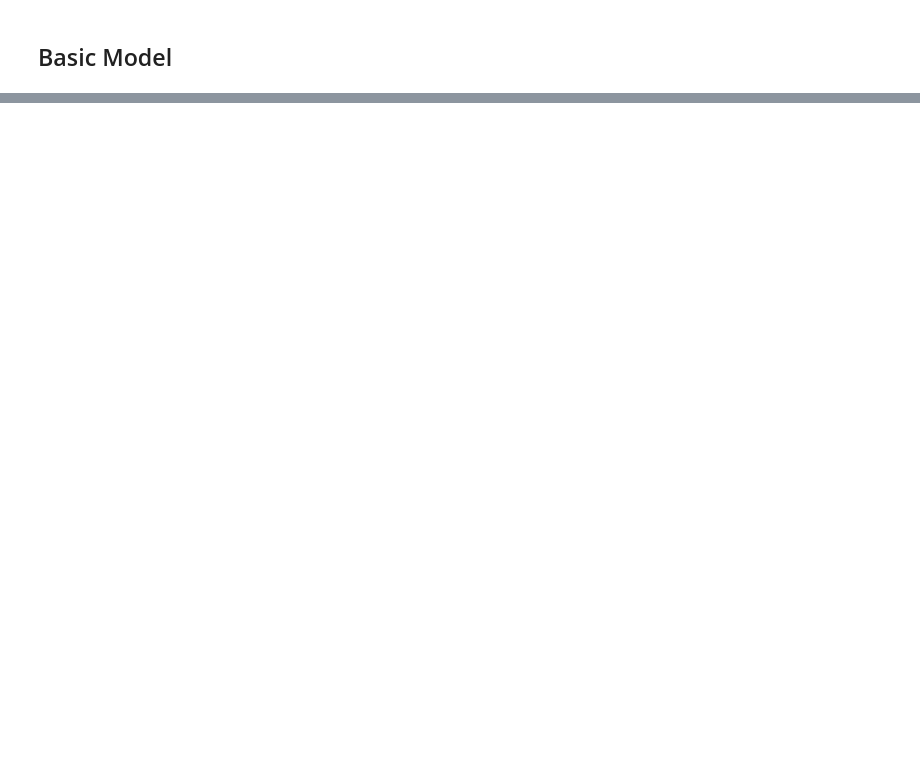
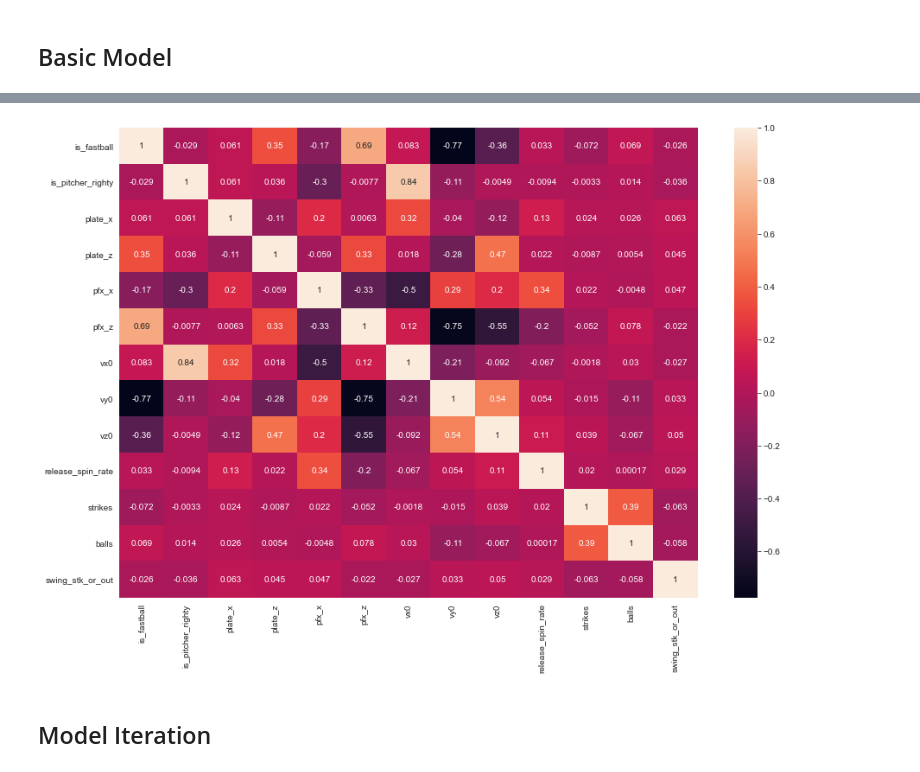
Before and after one commit to ewehmueller/pitch-analysis, a Jupyter notebook: pitch-classification.ipynb, the cells around one changed output, grey strips where cells are left out. Cells and saved outputs as stored; diff of their text form; code cells hidden in the pictures; blank space fills up the shorter version.

```diff
--- a/pitch-classification.ipynb
+++ b/pitch-classification.ipynb
@@ -365,0 +461,2 @@ Additionally, there seems to also be a strong correlation between the number of
+# %%
+model_df = model_df.drop(['ax','ay','az','release_speed'], axis=1)
@@ -365,0 +467,9 @@ Additionally, there seems to also be a strong correlation between the number of
+# %%
+corr = model_df.corr()
+plt.figure(figsize=(15,10))
+ax= plt.subplot()
+sns.heatmap(corr, ax=ax, annot=True);
+# %% [output]
+[figure, added]
+# %% [markdown]
+## Model Iteration
```
Also changed, not shown: parts of 16 cells of this notebook.
